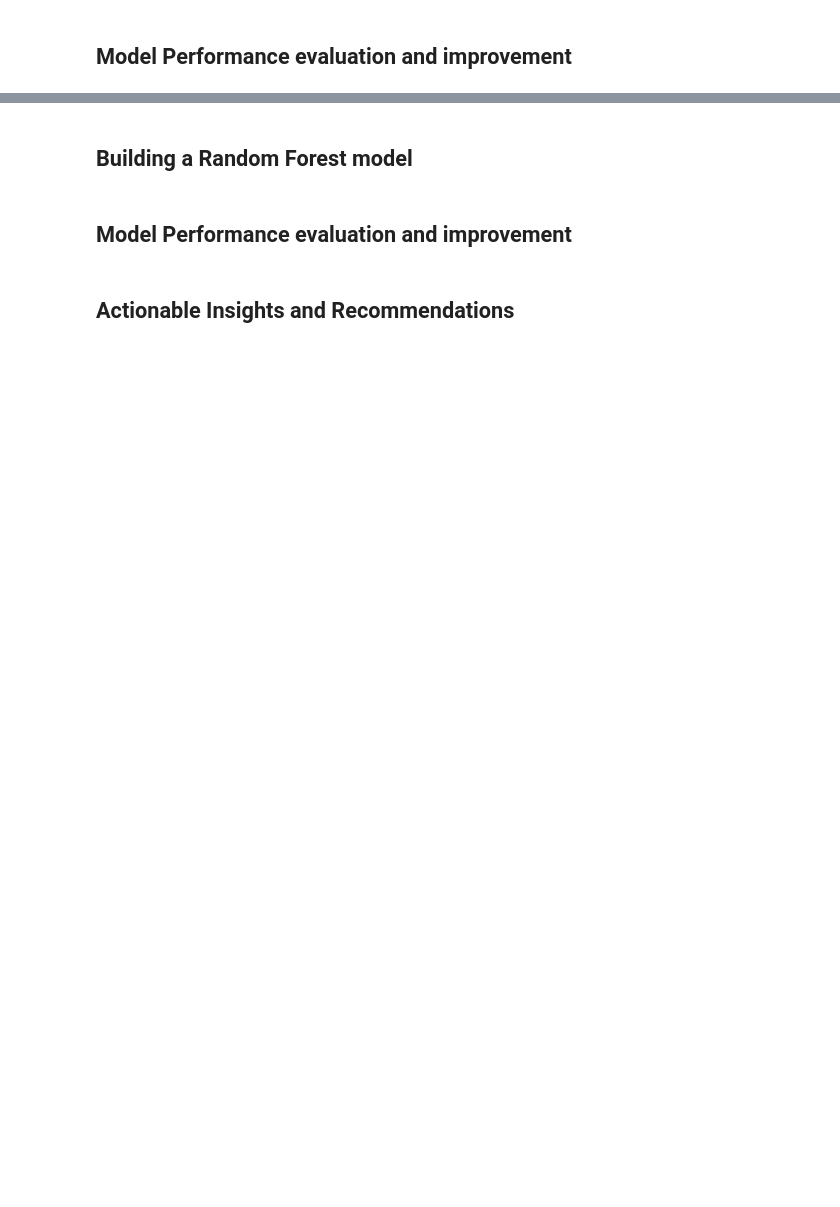
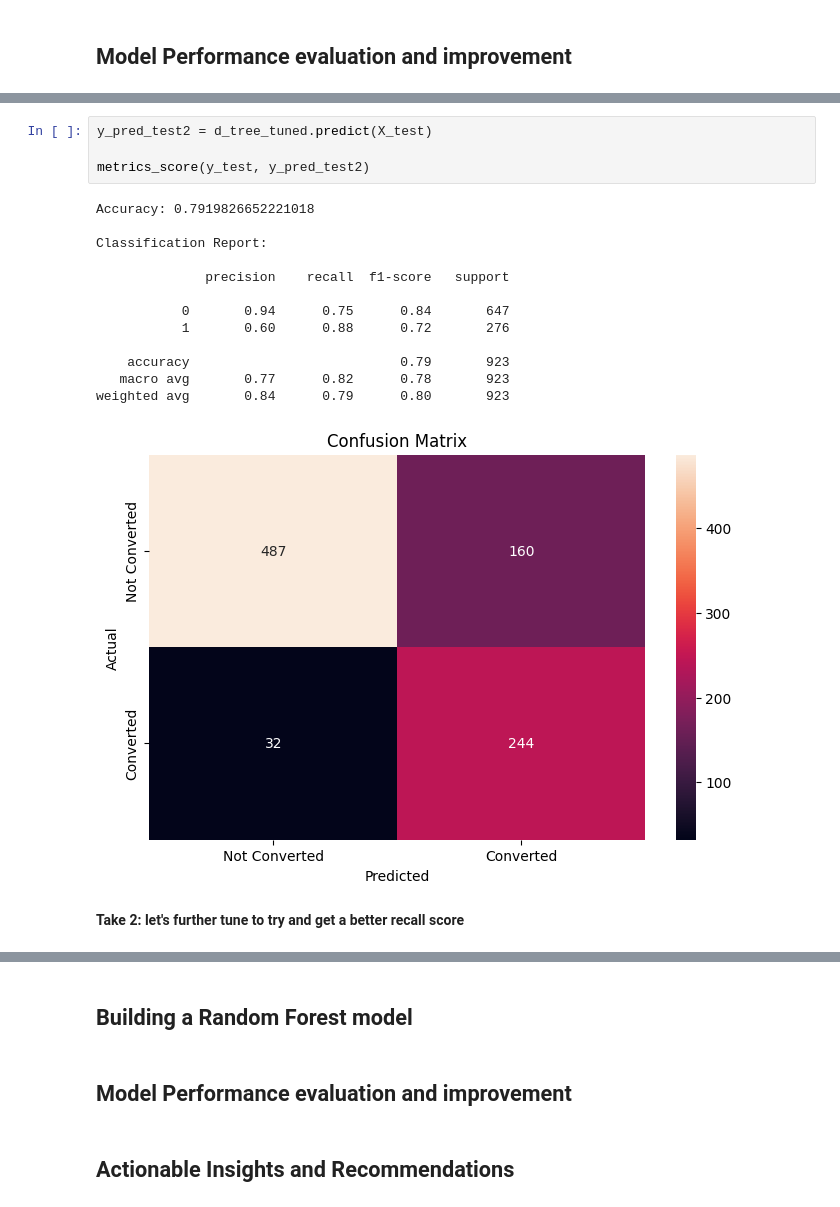
Before and after one commit to mikejoe144/MIT_Course_ElectiveProject, a Jupyter notebook: Learner Notebook - Full Code Version - Potential Customers Prediction.ipynb, the cells around one changed output, grey strips where cells are left out. Cells and saved outputs as stored; diff of their text form; blank space fills up the shorter version.

```diff
--- a/Learner Notebook - Full Code Version - Potential Customers Prediction.ipynb
+++ b/Learner Notebook - Full Code Version - Potential Customers Prediction.ipynb
@@ -683,0 +767,20 @@ weighted avg       1.00      1.00      1.00      3689
+# %%
+y_pred_test2 = d_tree_tuned.predict(X_test)
+
+metrics_score(y_test, y_pred_test2)
+# %% [output]
+Accuracy: 0.7919826652221018
+
+Classification Report:
+
+              precision    recall  f1-score   support
+
+           0       0.94      0.75      0.84       647
+           1       0.60      0.88      0.72       276
+
+    accuracy                           0.79       923
+   macro avg       0.77      0.82      0.78       923
+weighted avg       0.84      0.79      0.80       923
+[figure, added]
+# %% [markdown]
+**Take 2: let's further tune to try and get a better recall score**
```
Also changed, not shown: parts of 15 cells of this notebook.
